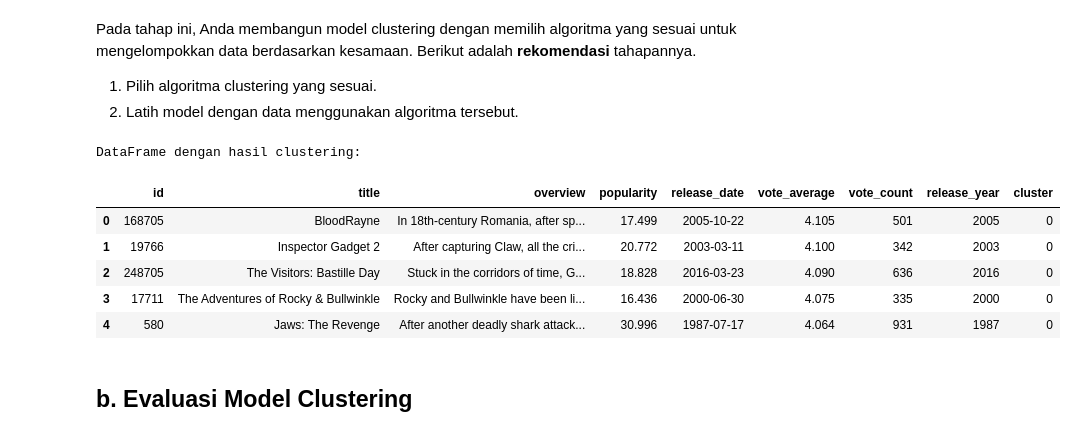
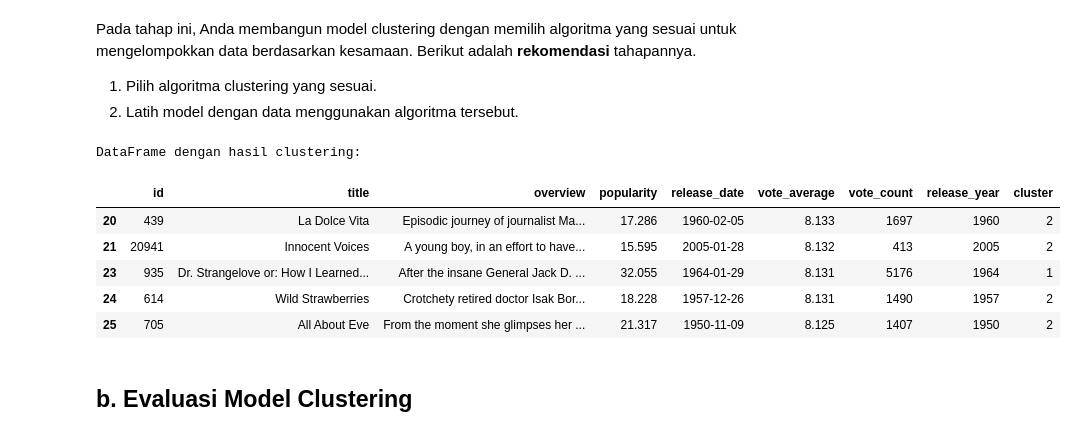
Before and after one commit to Cing2PO/Clustering, a Jupyter notebook: [Clustering]_Submission_Akhir_BMLP_Rizki_Ahmad_Gufron.ipynb, the cells around one changed output. Drawn from its saved outputs; the diff is of its cells as text; code cells hidden in the pictures.

```diff
--- a/[Clustering]_Submission_Akhir_BMLP_Rizki_Ahmad_Gufron.ipynb
+++ b/[Clustering]_Submission_Akhir_BMLP_Rizki_Ahmad_Gufron.ipynb
@@ -298,7 +274,7 @@ dtype: float64
 # Hitung z-score untuk setiap kolom numerik
 z_scores = np.abs(zscore(df.select_dtypes(include=['int64', 'float64'])))
 # Threshold z-score > 3 dianggap outlier
-outlier_indices = np.where(z_scores > 3)
+outlier_indices = np.where(z_scores > 2)
 
 # Menampilkan hasil
 print("Indeks dan kolom dengan outlier (Z-Score > 3):")
@@ -322,16 +298,24 @@ Baris: 8827, Kolom: overview, Nilai: In the year 3000, man is no match for the P
 Baris: 8828, Kolom: overview, Nilai: Set on an island off the coast, a techno rave party attracts a diverse group of college coeds and a Coast Guard officer. Soon, they discover that their X-laced esc ...
 Baris: 8829, Kolom: overview, Nilai: On his 18th birthday, Goku receives a mystical Dragonball as a gift from his grandfather. There are only six others like it in the whole world, and legend has it t ...
 Baris: 8830, Kolom: overview, Nilai: A platoon of eagles and vultures attacks the residents of a small town. Many people die. It's not known what caused the flying menace to attack. Two people manage  ...
+# %%
+# Menggabungkan semua indeks baris outlier
+outlier_rows = np.unique(outlier_indices[0])
+
+# Menghapus baris yang termasuk dalam outlier_rows
+df = df.drop(index=outlier_rows)
+X = df.drop(columns=['id','title','overview','release_date'], errors='ignore')
 # %% [markdown]
 ## Encoding Data Kategorikal
 # %%
 # Buat encoder
 label_encoders = {}
+features = ['popularity','vote_average','vote_count','release_year']
 X = df.drop(columns=['id','title','overview','release_date'], errors='ignore')
 # Loop untuk encode semua kolom kategorikal
 for column in X.select_dtypes(include=['object']):
     le = LabelEncoder()
-    X[column] = le.fit_transform(df[column])
+    X[column] = le.fit_transform(X[column])
     label_encoders[column] = le  # Simpan encoder untuk referensi nanti
 
 # Untuk mengakses kembali mapping dari Label Encoding
@@ -358,27 +342,23 @@ Pada tahap ini, Anda membangun model clustering dengan memilih algoritma yang se
 1. Pilih algoritma clustering yang sesuai.
 2. Latih model dengan data menggunakan algoritma tersebut.
 # %%
-# Standardize the data
-scaler = StandardScaler()
-X_scaled = scaler.fit_transform(X)
-
 #K-Means Clustering**
 # Tentukan jumlah cluster
-kmeans = KMeans(n_clusters=3
-                , random_state=42)
-df['cluster'] = kmeans.fit_predict(X_scaled)
+kmeans = KMeans(n_clusters=3, random_state=42, n_init=10, max_iter=300)
+df['cluster'] = kmeans.fit_predict(X)
+labels = kmeans.fit_predict(X)
 
 #Tampilkan Data dengan Cluster**
 print("DataFrame dengan hasil clustering:")
 df.head()
 # %% [output]
 DataFrame dengan hasil clustering:
 |  | id | title | overview | popularity | release_date | vote_average | vote_count | release_year | cluster |
-| 0 | 168705 | BloodRayne | In 18th-century Romania, after sp... | 17.499 | 2005-10-22 | 4.105 | 501 | 2005 | 0 |
-| 1 | 19766 | Inspector Gadget 2 | After capturing Claw, all the cri... | 20.772 | 2003-03-11 | 4.100 | 342 | 2003 | 0 |
-| 2 | 248705 | The Visitors: Bastille Day | Stuck in the corridors of time, G... | 18.828 | 2016-03-23 | 4.090 | 636 | 2016 | 0 |
-| 3 | 17711 | The Adventures of Rocky & Bullwinkle | Rocky and Bullwinkle have been li... | 16.436 | 2000-06-30 | 4.075 | 335 | 2000 | 0 |
-| 4 | 580 | Jaws: The Revenge | After another deadly shark attack... | 30.996 | 1987-07-17 | 4.064 | 931 | 1987 | 0 |
+| 20 | 439 | La Dolce Vita | Episodic journey of journalist Ma... | 17.286 | 1960-02-05 | 8.133 | 1697 | 1960 | 2 |
+| 21 | 20941 | Innocent Voices | A young boy, in an effort to have... | 15.595 | 2005-01-28 | 8.132 | 413 | 2005 | 2 |
+| 23 | 935 | Dr. Strangelove or: How I Learned... | After the insane General Jack D. ... | 32.055 | 1964-01-29 | 8.131 | 5176 | 1964 | 1 |
+| 24 | 614 | Wild Strawberries | Crotchety retired doctor Isak Bor... | 18.228 | 1957-12-26 | 8.131 | 1490 | 1957 | 2 |
+| 25 | 705 | All About Eve | From the moment she glimpses her ... | 21.317 | 1950-11-09 | 8.125 | 1407 | 1950 | 2 |
 # %% [markdown]
 ## **b. Evaluasi Model Clustering**
 # %% [markdown]
```
Also changed, not shown: parts of 18 cells of this notebook.
